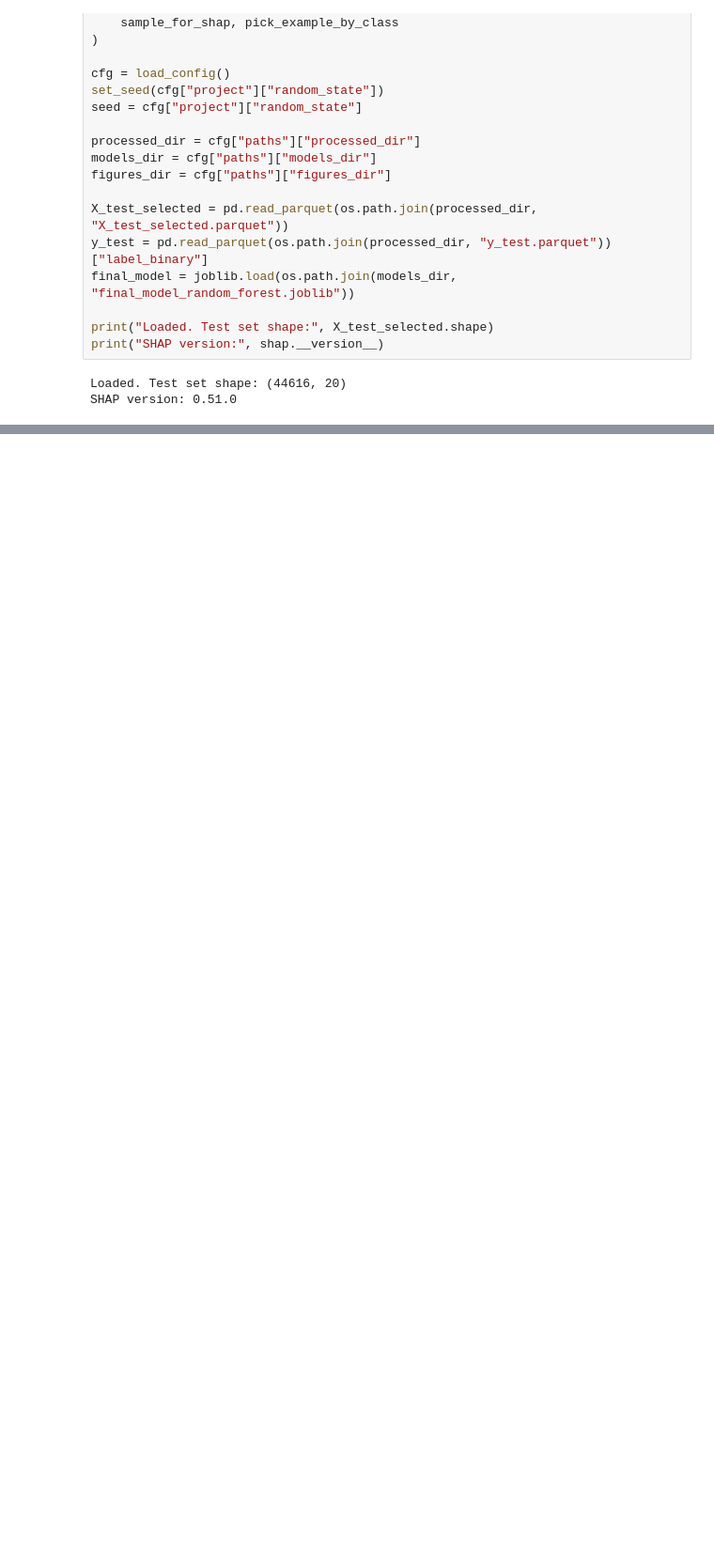
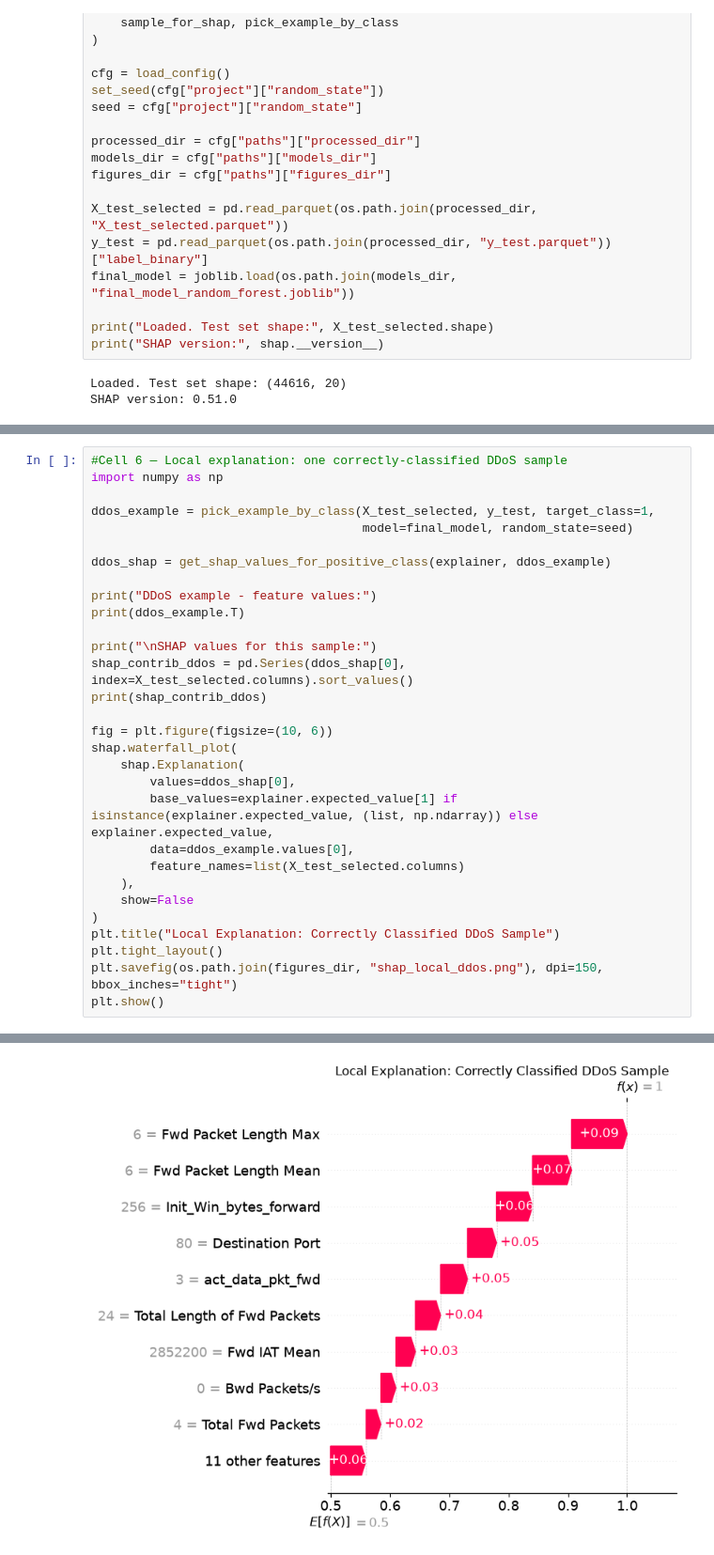
Before and after one commit to archaudhary-011/explainable-cross-dataset-nids, a Jupyter notebook: notebooks/09_explainability.ipynb, the cells around one changed output, grey strips where cells are left out. Shown at 94% size. Cells and saved outputs as stored; diff of their text form; blank space fills up the shorter version.

```diff
--- a/notebooks/09_explainability.ipynb
+++ b/notebooks/09_explainability.ipynb
@@ -34,0 +118,31 @@ SHAP version: 0.51.0
+# %%
+#Cell 6 — Local explanation: one correctly-classified DDoS sample
+import numpy as np
+
+ddos_example = pick_example_by_class(X_test_selected, y_test, target_class=1,
+                                     model=final_model, random_state=seed)
+
+ddos_shap = get_shap_values_for_positive_class(explainer, ddos_example)
+
+print("DDoS example - feature values:")
+print(ddos_example.T)
+
+print("\nSHAP values for this sample:")
+shap_contrib_ddos = pd.Series(ddos_shap[0], index=X_test_selected.columns).sort_values()
+print(shap_contrib_ddos)
+
+fig = plt.figure(figsize=(10, 6))
+shap.waterfall_plot(
+    shap.Explanation(
+        values=ddos_shap[0],
+        base_values=explainer.expected_value[1] if isinstance(explainer.expected_value, (list, np.ndarray)) else explainer.expected_value,
+        data=ddos_example.values[0],
+        feature_names=list(X_test_selected.columns)
+    ),
+    show=False
+)
+plt.title("Local Explanation: Correctly Classified DDoS Sample")
+plt.tight_layout()
+plt.savefig(os.path.join(figures_dir, "shap_local_ddos.png"), dpi=150, bbox_inches="tight")
+plt.show()
+# %% [output]
@@ -34,0 +166 @@ SHAP version: 0.51.0
+[figure, added]
```
Also changed, not shown: parts of 5 cells of this notebook, 4 other files.
